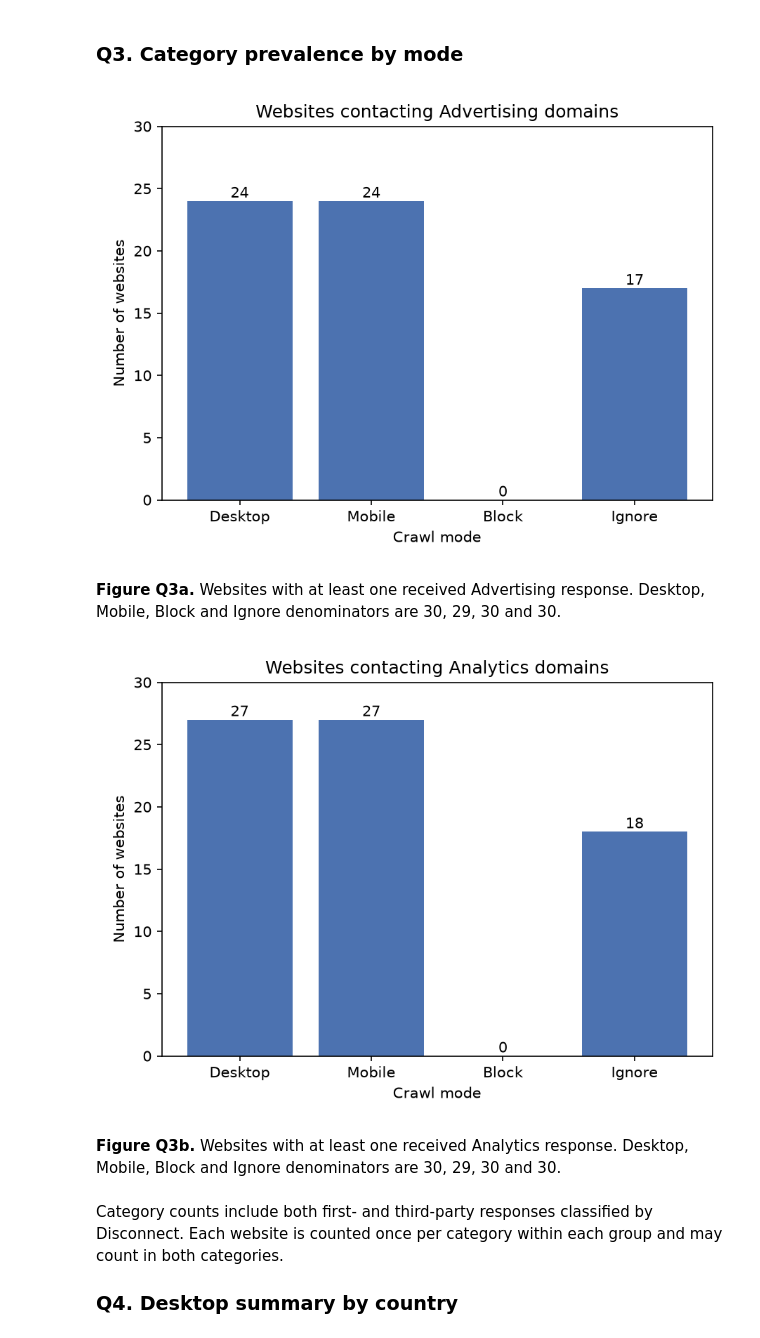
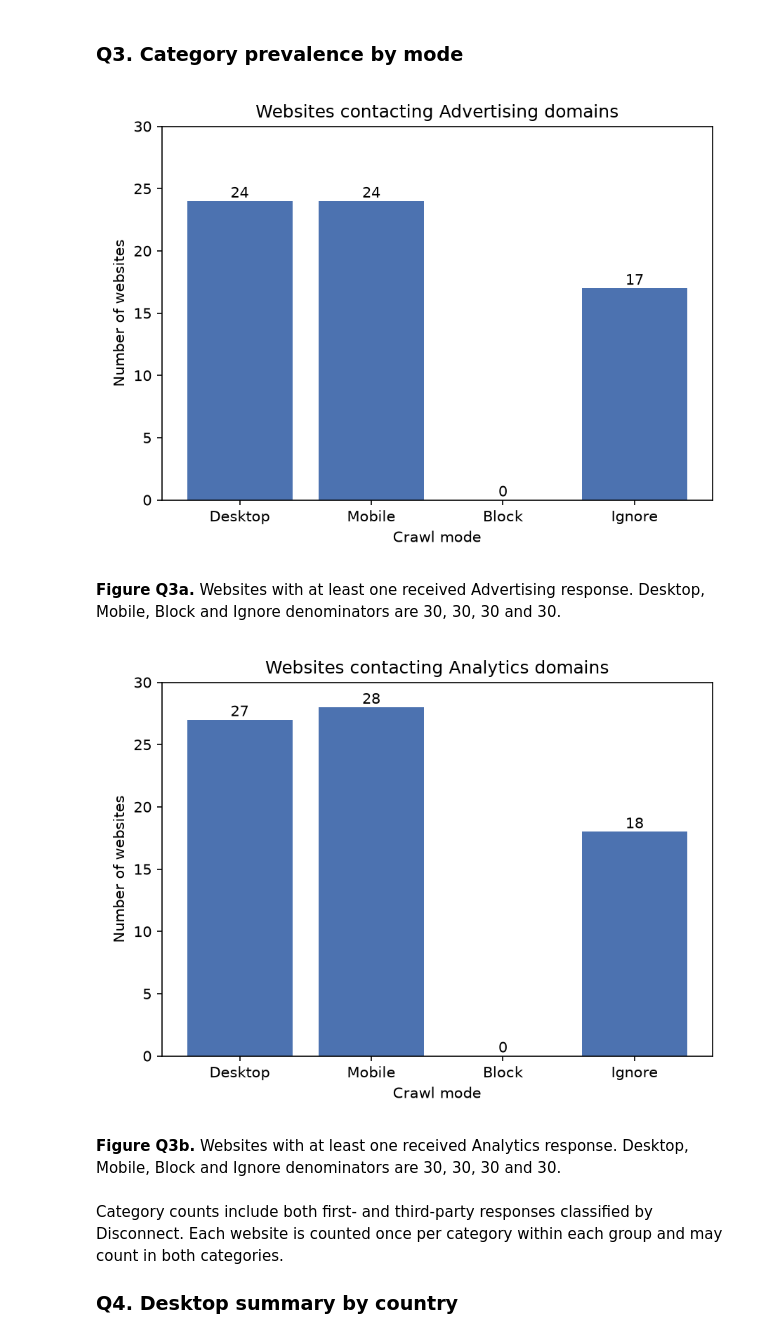
Before and after one commit to sohail-baig/Web-Privacy-Measurement, a Jupyter notebook: report.ipynb, the cells around one changed output. Saved outputs shown, nothing was run; the diff lists cells and outputs as text; code cells hidden in the pictures.

```diff
--- a/report.ipynb
+++ b/report.ipynb
@@ -144,13 +144,13 @@ Table Q2. Minimum / median / maximum of each per-visit metric, grouped by crawl
 # %% [markdown]
 ### Q3. Category prevalence by mode
 # %%
-show_figure('q3_advertising', 'Q3a', 'Websites with at least one received Advertising response. Desktop, Mobile, Block and Ignore denominators are 30, 29, 30 and 30.')
-show_figure('q3_analytics', 'Q3b', 'Websites with at least one received Analytics response. Desktop, Mobile, Block and Ignore denominators are 30, 29, 30 and 30.')
+show_figure('q3_advertising', 'Q3a', 'Websites with at least one received Advertising response. Desktop, Mobile, Block and Ignore denominators are 30, 30, 30 and 30.')
+show_figure('q3_analytics', 'Q3b', 'Websites with at least one received Analytics response. Desktop, Mobile, Block and Ignore denominators are 30, 30, 30 and 30.')
 # %% [output]
 [figure]
-Figure Q3a. Websites with at least one received Advertising response. Desktop, Mobile, Block and Ignore denominators are 30, 29, 30 and 30.
+Figure Q3a. Websites with at least one received Advertising response. Desktop, Mobile, Block and Ignore denominators are 30, 30, 30 and 30.
-[figure, old version]
+[figure, new version]
-Figure Q3b. Websites with at least one received Analytics response. Desktop, Mobile, Block and Ignore denominators are 30, 29, 30 and 30.
+Figure Q3b. Websites with at least one received Analytics response. Desktop, Mobile, Block and Ignore denominators are 30, 30, 30 and 30.
 # %% [markdown]
 Category counts include both first- and third-party responses classified by Disconnect. Each website is counted once per category within each group and may count in both categories.
 
```
Also changed, not shown: parts of 18 cells of this notebook.
